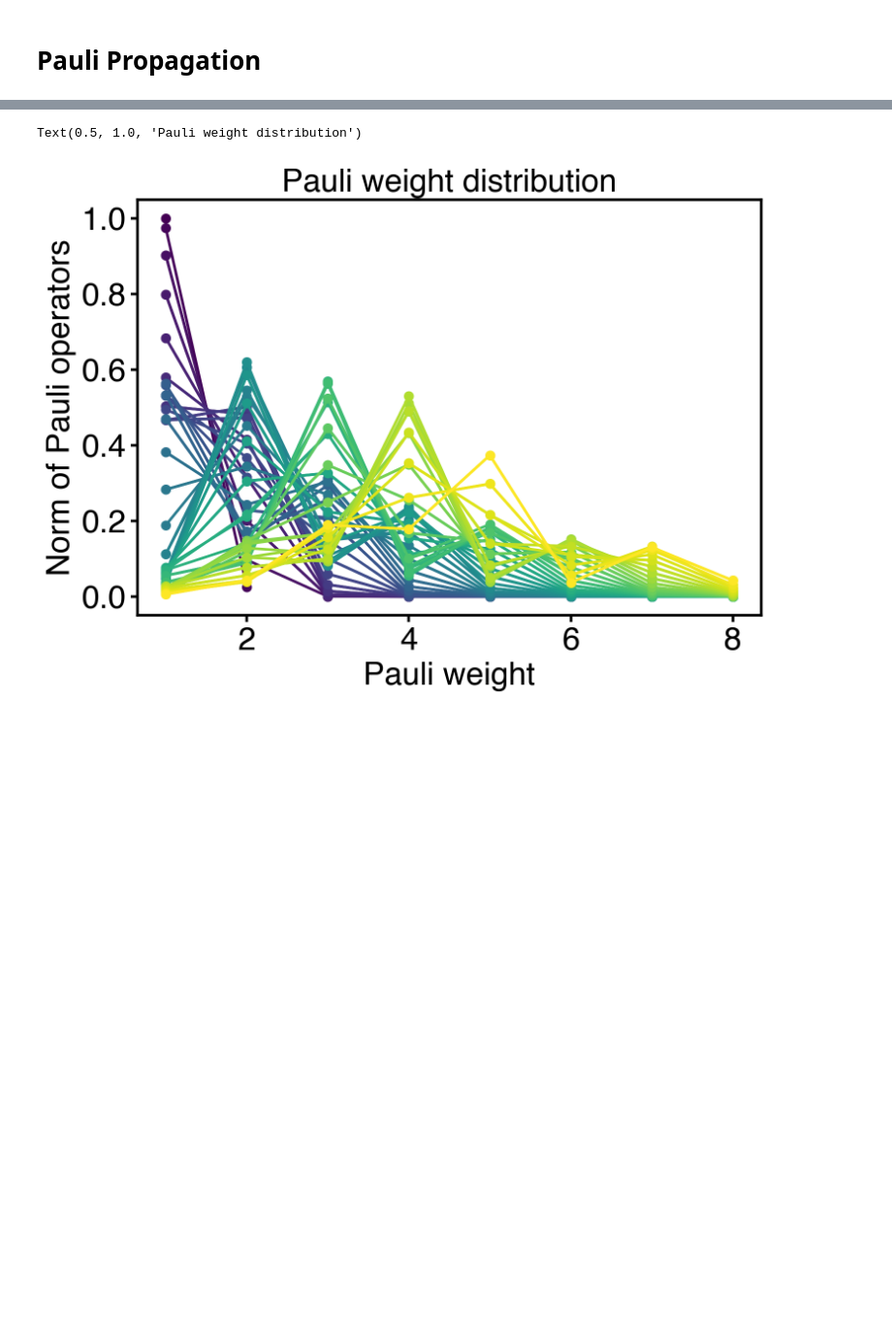
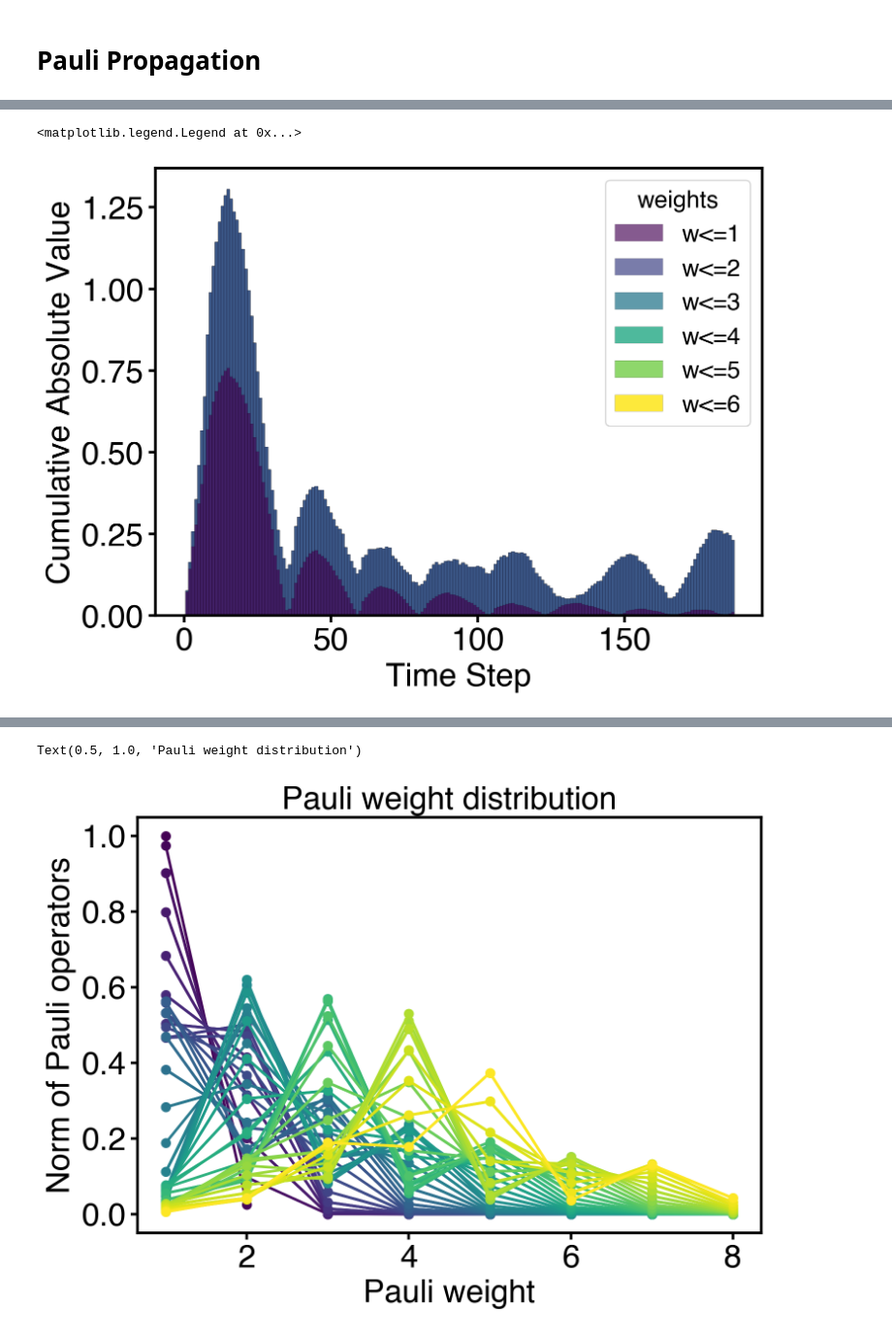
Before and after one commit to Jue-Xu/Pauli-Propagation-Hamiltonian-Expectation, a Jupyter notebook: low_weight_pauli_propagation.ipynb, the cells around one changed output, grey strips where cells are left out. Shown at 97% size. Cells and saved outputs as stored; diff of their text form; code cells hidden in the pictures; blank space fills up the shorter version.

```diff
--- a/low_weight_pauli_propagation.ipynb
+++ b/low_weight_pauli_propagation.ipynb
@@ -160,0 +184,7 @@ cumulative_norm_steps: [[1.0, 0, 0, 0, 0, 0, 0, 0], [0.9999999999999998, 0.02538
+# %%
+
+# Alternative: Create a more customized version with better visibility
+fig2, ax2 = plt.subplots()
+# %% [output]
+<matplotlib.legend.Legend at 0x...>
+[figure, added]
```
Also changed, not shown: parts of 16 cells of this notebook, 7 other files.
